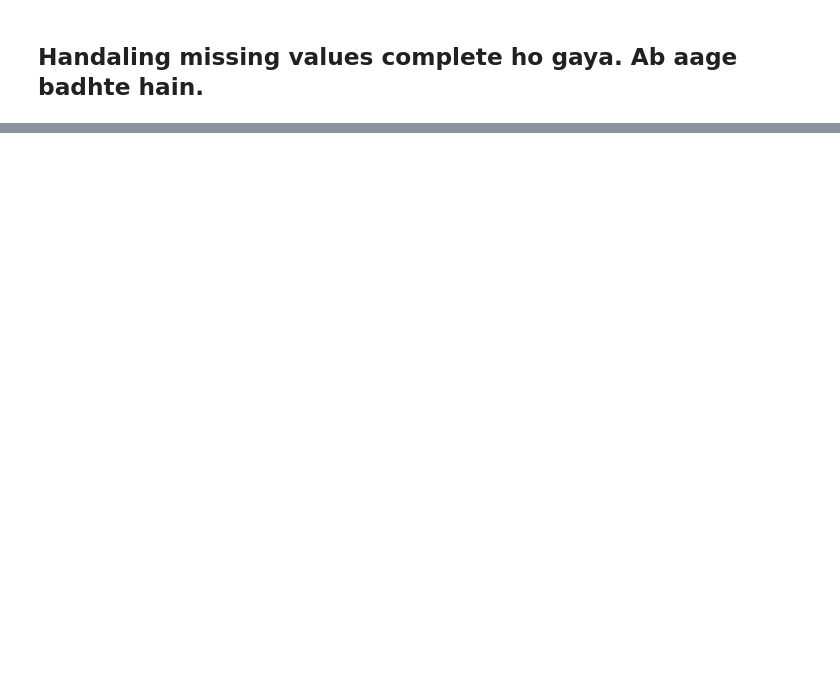
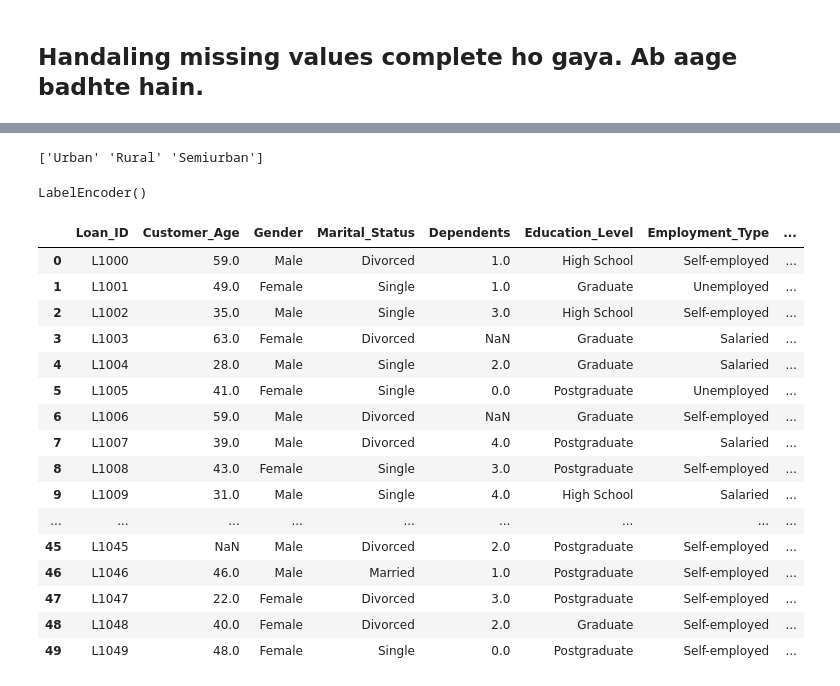
Before and after one commit to SadiqCodex/AI-Learning-Project, a Jupyter notebook: notebooks/main.ipynb, the cells around one changed output, grey strips where cells are left out. Saved outputs shown, nothing was run; the diff lists cells and outputs as text; code cells hidden in the pictures; blank space fills up the shorter version.

```diff
--- a/notebooks/main.ipynb
+++ b/notebooks/main.ipynb
@@ -210,0 +464,3 @@ dtype: int64
+# %%
+data["Gender"].fillna(data["Gender"].mode()[0],inplace=True)
+data["Marital_Status"].fillna(data["Marital_Status"].mode()[0],inplace=True)
@@ -210,0 +587,31 @@ dtype: int64
+# %%
+data.head()
+print(data["Property_Area"].unique())
+# %% [output]
+['Urban' 'Rural' 'Semiurban']
+# %%
+la = LabelEncoder()
+la.fit(data["Property_Area"])
+# %% [output]
+LabelEncoder()
+# %%
+data["Property_Area"]=la.transform(data["Property_Area"])
+data
+# %% [output]
+|  | Loan_ID | Customer_Age | Gender | Marital_Status | Dependents | Education_Level | Employment_Type | ... |
+| 0 | L1000 | 59.0 | Male | Divorced | 1.0 | High School | Self-employed | ... |
+| 1 | L1001 | 49.0 | Female | Single | 1.0 | Graduate | Unemployed | ... |
+| 2 | L1002 | 35.0 | Male | Single | 3.0 | High School | Self-employed | ... |
+| 3 | L1003 | 63.0 | Female | Divorced | NaN | Graduate | Salaried | ... |
+| 4 | L1004 | 28.0 | Male | Single | 2.0 | Graduate | Salaried | ... |
+| 5 | L1005 | 41.0 | Female | Single | 0.0 | Postgraduate | Unemployed | ... |
+| 6 | L1006 | 59.0 | Male | Divorced | NaN | Graduate | Self-employed | ... |
+| 7 | L1007 | 39.0 | Male | Divorced | 4.0 | Postgraduate | Salaried | ... |
+| 8 | L1008 | 43.0 | Female | Single | 3.0 | Postgraduate | Self-employed | ... |
+| 9 | L1009 | 31.0 | Male | Single | 4.0 | High School | Salaried | ... |
+| ... | ... | ... | ... | ... | ... | ... | ... | ... |
+| 45 | L1045 | NaN | Male | Divorced | 2.0 | Postgraduate | Self-employed | ... |
+| 46 | L1046 | 46.0 | Male | Married | 1.0 | Postgraduate | Self-employed | ... |
+| 47 | L1047 | 22.0 | Female | Divorced | 3.0 | Postgraduate | Self-employed | ... |
+| 48 | L1048 | 40.0 | Female | Divorced | 2.0 | Graduate | Self-employed | ... |
+| 49 | L1049 | 48.0 | Female | Single | 0.0 | Postgraduate | Self-employed | ... |
```
Also changed, not shown: parts of 40 cells of this notebook, 1 other file.
